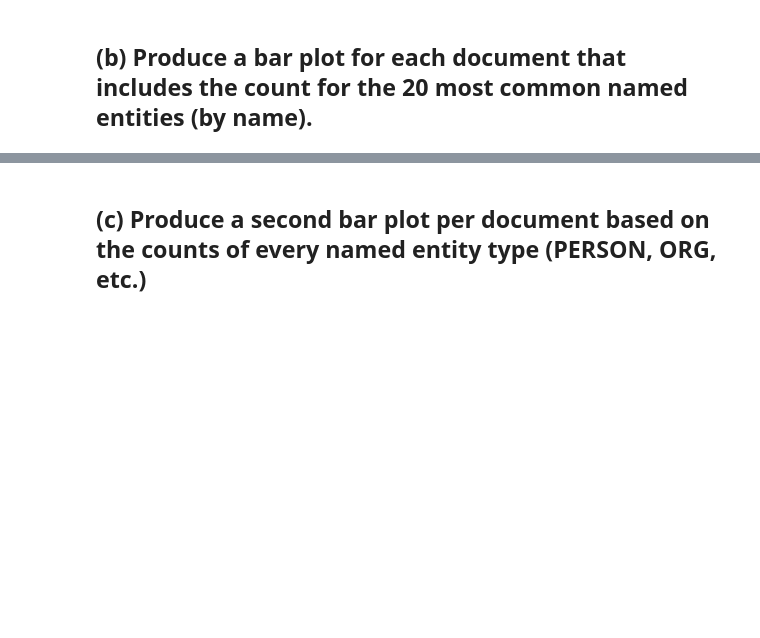
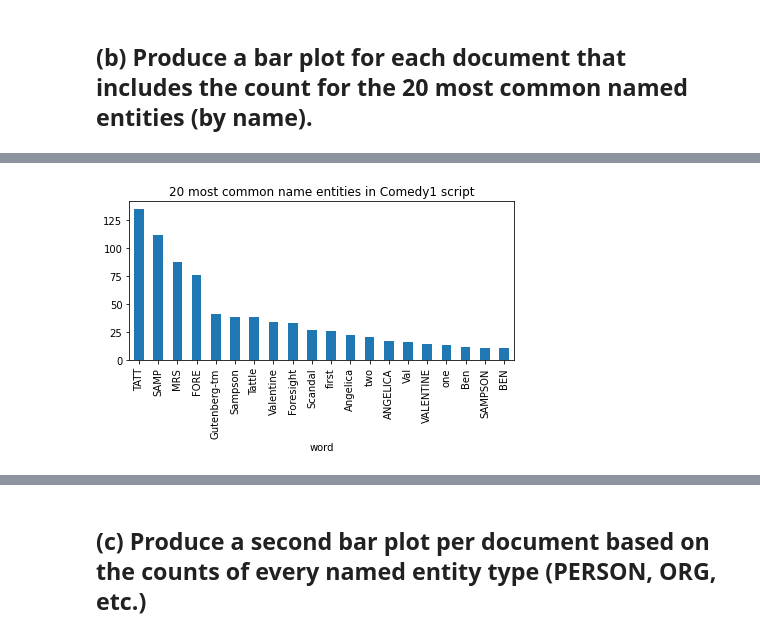
Before and after one commit to DSNortsev/CSE590-PythonAndDataAnalytics, a Jupyter notebook: HW3/HW3.ipynb, the cells around one changed output, grey strips where cells are left out. Cells and saved outputs as stored; diff of their text form; code cells hidden in the pictures; blank space fills up the shorter version.

```diff
--- a/HW3/HW3.ipynb
+++ b/HW3/HW3.ipynb
@@ -182,0 +261,5 @@ Common words in Comedy2 script
+# %%
+comedy1_entities_count = sorted(dict(Counter(entity[0] for entity in comedy1_entites)).items(), key=itemgetter(1), reverse=True)
+plot_bar(comedy1_entities_count, '20 most common name entities in Comedy1 script')
+# %% [output]
+[figure, added]
```
Also changed, not shown: parts of 24 cells of this notebook.
